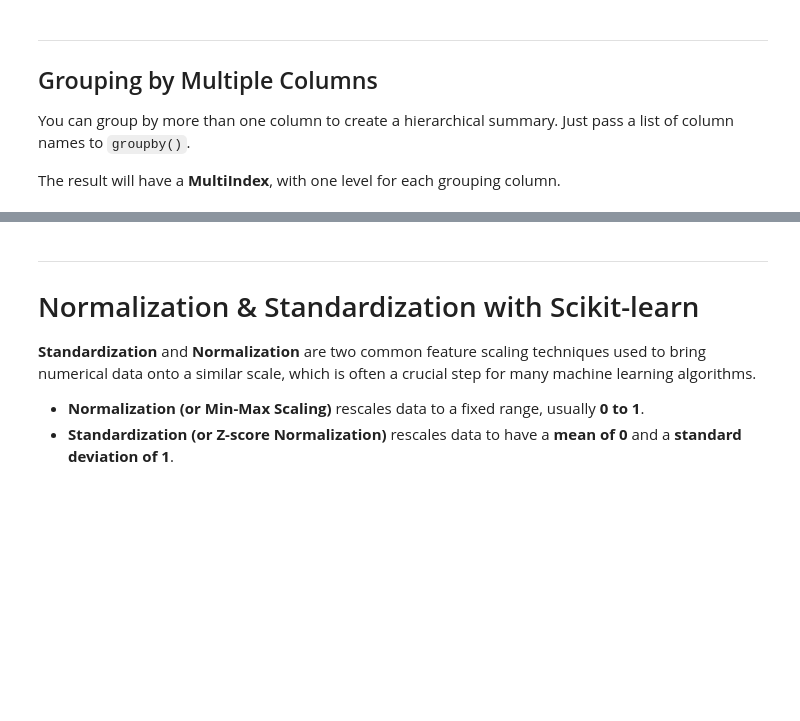
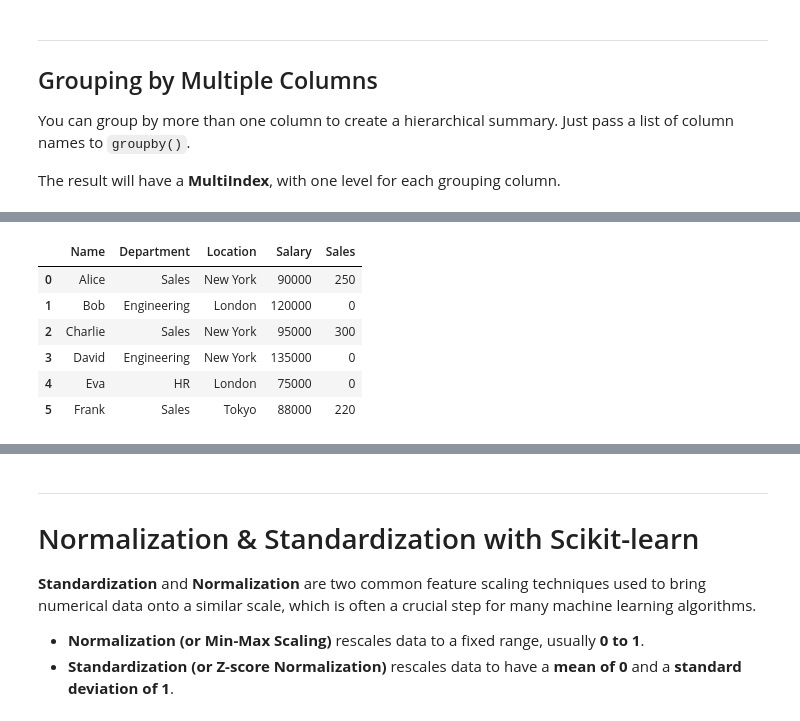
Before and after one commit to lnittala1-ops/BAN482, a Jupyter notebook: BAN482_Data_Wrangling.ipynb, the cells around one changed output, grey strips where cells are left out. Cells and saved outputs as stored; diff of their text form; code cells hidden in the pictures; blank space fills up the shorter version.

```diff
--- a/BAN482_Data_Wrangling.ipynb
+++ b/BAN482_Data_Wrangling.ipynb
@@ -519,0 +583,21 @@ multi_group_summary
+# %%
+import pandas as pd
+
+data = {
+    'Name': [' Alice', 'Bob ', 'Charlie', 'David', 'Eva', 'Frank'],
+    'Department': ['Sales', 'Engineering', 'Sales', 'Engineering', 'HR', 'Sales'],
+    'Location': ['New York', 'London', 'New York', 'New York', 'London', 'Tokyo'],
+    'Salary': [90000, 120000, 95000, 135000, 75000, 88000],
+    'Sales': [250, 0, 300, 0, 0, 220]
+}
+df = pd.DataFrame(data)
+
+df
+# %% [output]
+|  | Name | Department | Location | Salary | Sales |
+| 0 | Alice | Sales | New York | 90000 | 250 |
+| 1 | Bob | Engineering | London | 120000 | 0 |
+| 2 | Charlie | Sales | New York | 95000 | 300 |
+| 3 | David | Engineering | New York | 135000 | 0 |
+| 4 | Eva | HR | London | 75000 | 0 |
+| 5 | Frank | Sales | Tokyo | 88000 | 220 |
```
Also changed, not shown: parts of 42 cells of this notebook.
